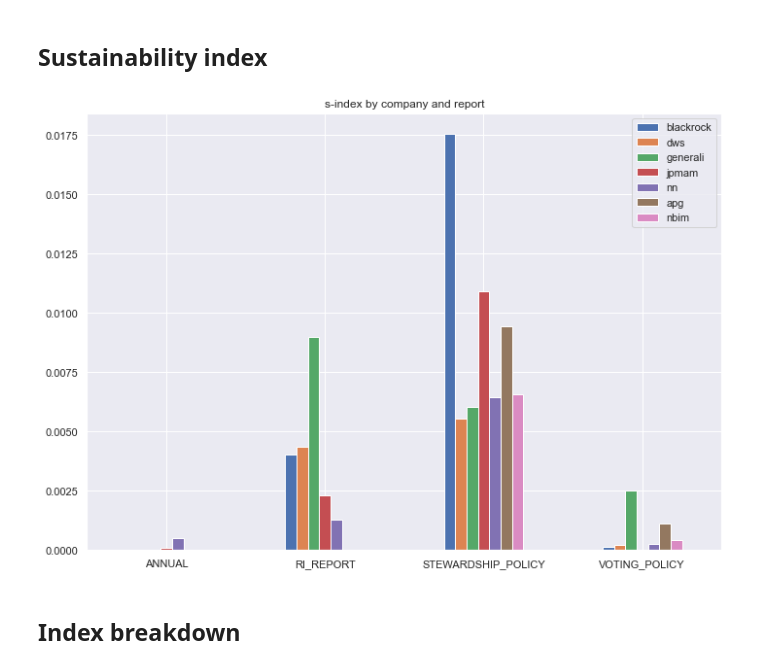
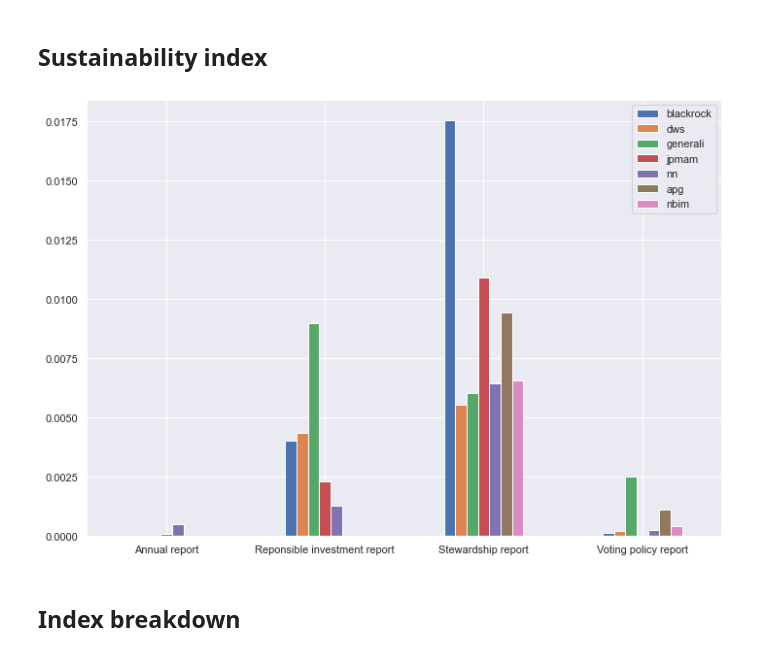
Before and after one commit to NoFishLikeIan/nlp-financial-env, a Jupyter notebook: saliency/saliency.ipynb, the cells around one changed output. Drawn from its saved outputs; the diff is of its cells as text; code cells hidden in the pictures.

```diff
--- a/saliency/saliency.ipynb
+++ b/saliency/saliency.ipynb
@@ -57,7 +57,7 @@ companies
 columns = 3
 rows = math.ceil(len(companies) / columns)
 
-fig, axes = plt.subplots(rows, columns)
+fig, axes = plt.subplots(rows, columns, figsize = (19, 12))
 
 for i, ax in enumerate(axes.flat):
     if i < len(companies):
@@ -84,6 +84,5 @@ for i, ax in enumerate(axes.flat):
         # Delete empty axes
         fig.delaxes(ax)
 
-fig.show()
-# fig.savefig("../plots/saliencies/saliencies_dist.svg")
+fig.savefig("../plots/saliencies_dist.pdf")
 # %% [output]
@@ -116,9 +115,3 @@ fig.show()
 [figure]
 # %% [markdown]
 ## Sustainable index, data extraction
-# %%
-sustainable_words = [
-    "climate", "green",
-    "sustainable", "sustainability",
-    "environment", "environmental"
-]
@@ -172,15 +171,21 @@ df = make_index(saliency, groups, reports, sustainable_words)
 ## Sustainability index
 # %%
 total_df = df.swaplevel().loc["s-index"]
+
+report_names = [
+    "Annual report",
+    "Reponsible investment report",
+    "Stewardship report",
+    "Voting policy report"
+]
 # %%
 fig, ax = plt.subplots()
 
 total_df.plot.bar(rot=0, ax=ax)
-ax.set_title("s-index by company and report")
+ax.set_xticklabels(report_names)
 
-fig.show()
-# fig.savefig("../plots/saliencies/sustainable_saliency.svg")
+fig.savefig("../plots/broad_sustainable_saliency.pdf", dpi = 250)
 # %% [output]
-[figure, old version]
+[figure, new version]
 # %% [markdown]
 ## Index breakdown
```
Also changed, not shown: parts of 10 cells of this notebook, 5 other files.
